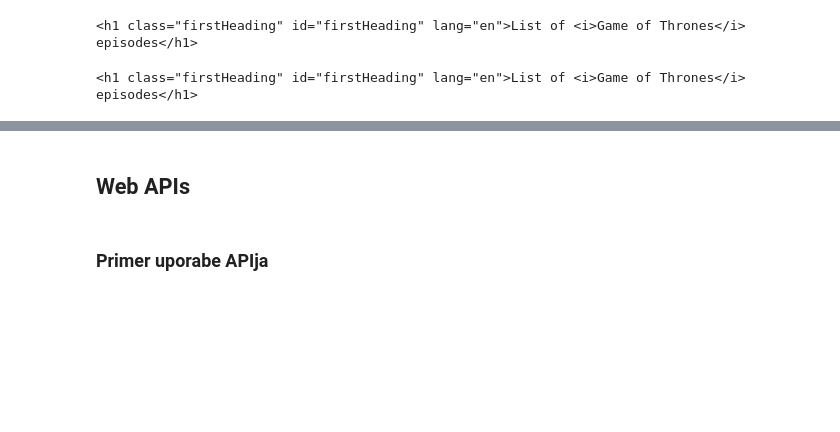
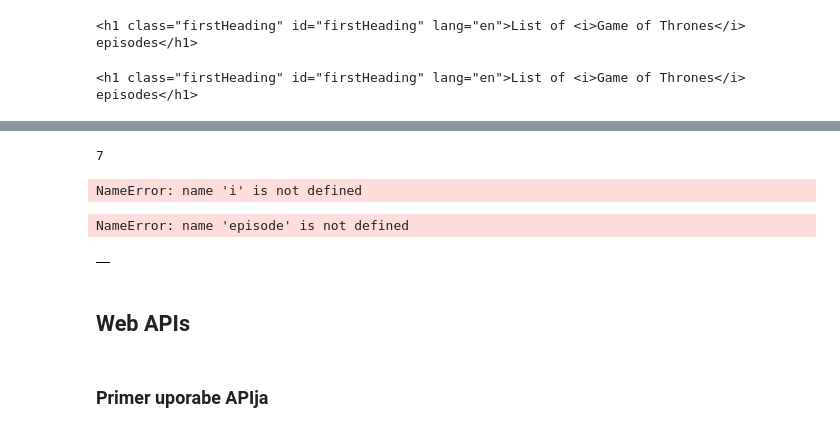
Before and after one commit to klapuh/python_analitika_tecaj, a Jupyter notebook: teden_05/05_teden_web_scraping.ipynb, the cells around one changed output, grey strips where cells are left out. Saved outputs shown, nothing was run; the diff lists cells and outputs as text; code cells hidden in the pictures; blank space fills up the shorter version.

```diff
--- a/teden_05/05_teden_web_scraping.ipynb
+++ b/teden_05/05_teden_web_scraping.ipynb
@@ -112,0 +222,27 @@ html_soup.find('',{'id':'firstHeading'}) #atributi zaviti oklepaji - pari, class
+# %%
+episodes = []
+# %%
+ep_tables = html_soup.find_all('table', class_ = 'wikiepisodetable')
+# %%
+len(ep_tables)
+# %% [output]
+7
+# %%
+for table in ep_tables[0]:
+    headers = []
+    rows = table.find_all('tr')
+    for header in table.find('tr').find_all('th'):
+        headers.append(header.text)#skranimo
+    for row in rows[1:]:
+        values = []
+        for col in row.find_all(['th', 'td']):
+            values.append(col.text)
+        if values:
+            episode_dict = {headers[i]:values[i] in range(len(values))}
+            episodes.append(episode_dict)
+# %% [output]
+NameError: name 'i' is not defined
+# %%
+episode[0]
+# %% [output]
+NameError: name 'episode' is not defined
@@ -113,3 +251,7 @@ html_soup.find('',{'id':'firstHeading'}) #atributi zaviti oklepaji - pari, class
+# %%
+pd.DataFrame(episodes).head(5)
+# %% [output]
+|  |
 # %% [markdown]
 ## Web APIs
 # %% [markdown]
```
Also changed, not shown: parts of 83 cells of this notebook, 7 other files.
